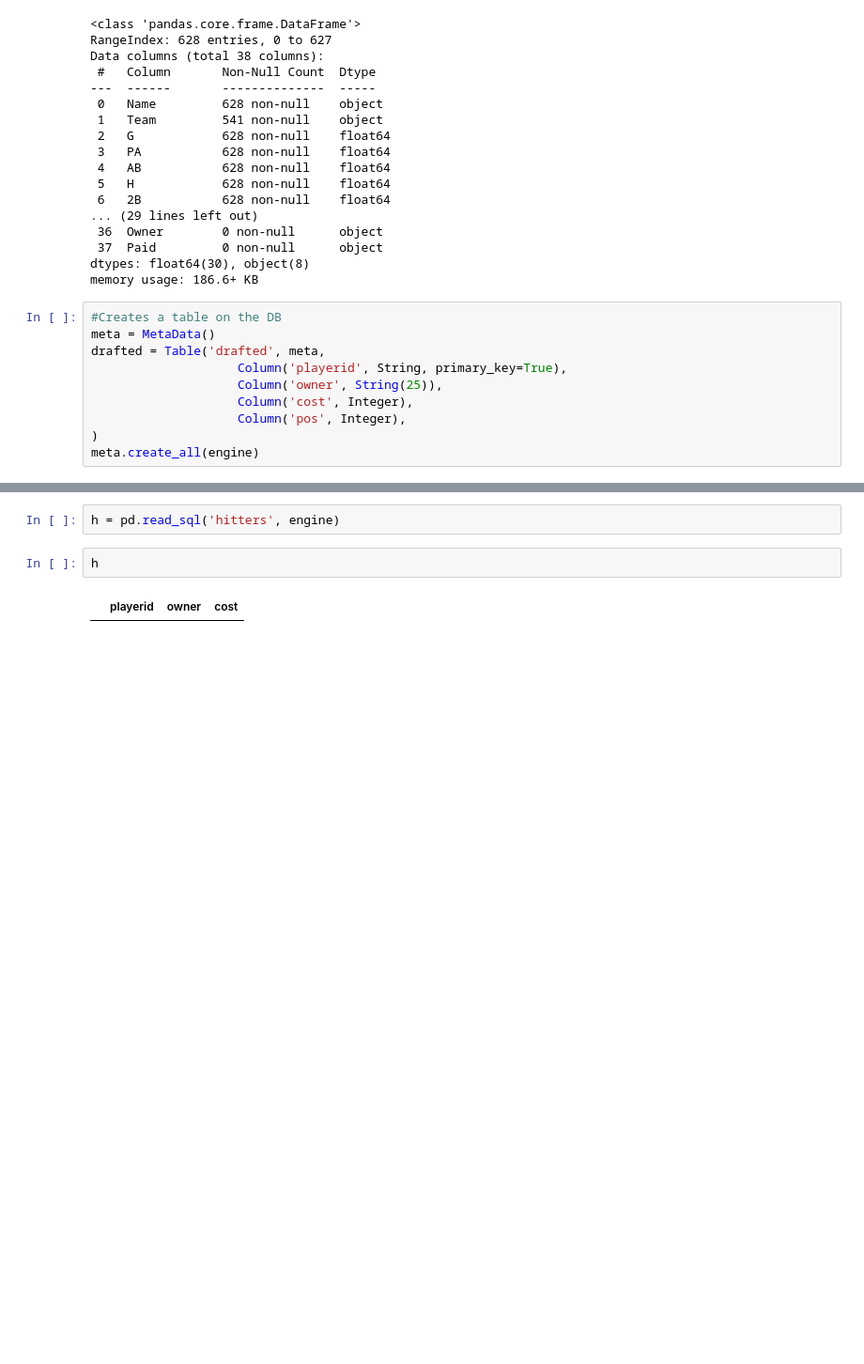
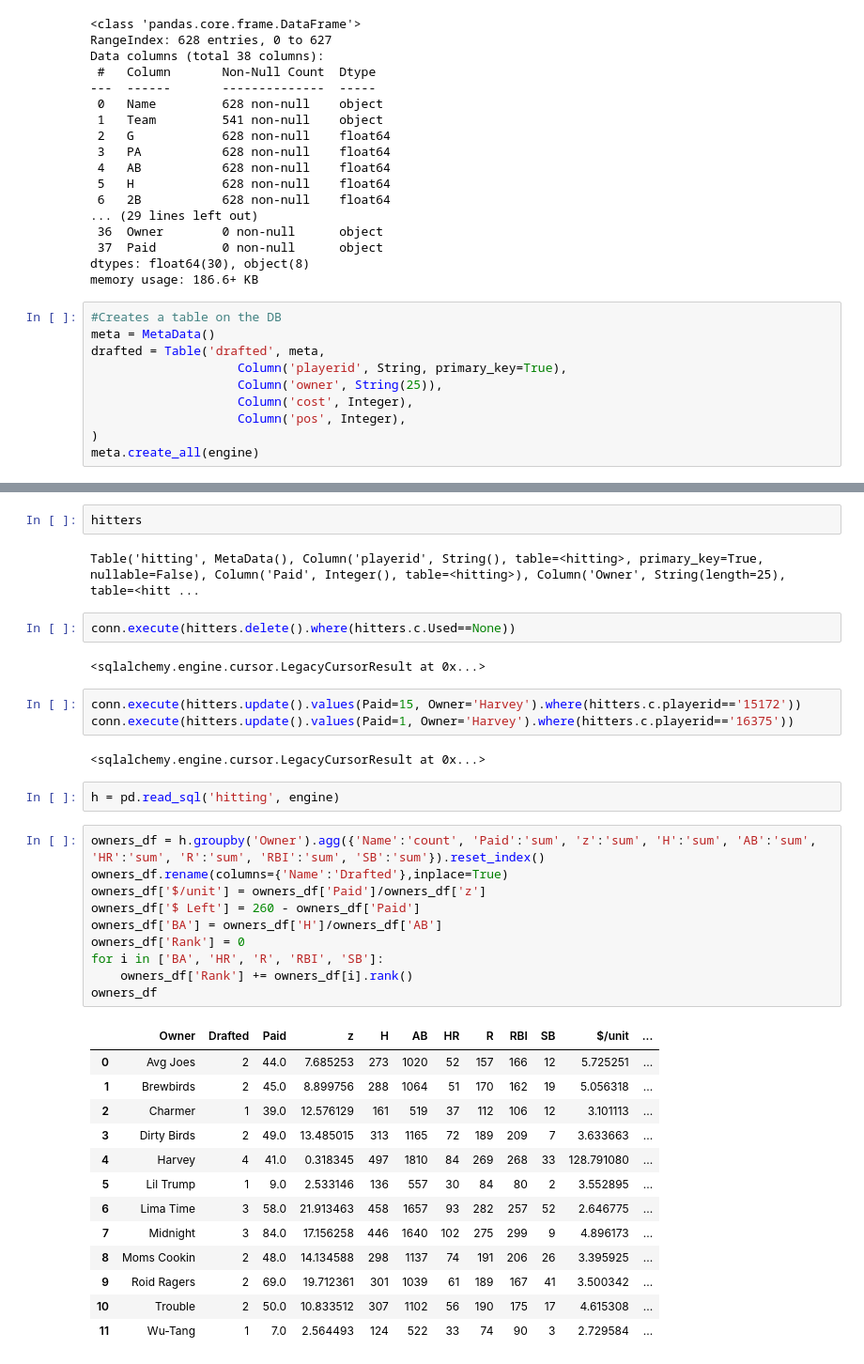
Before and after one commit to haueter19/baseball, a Jupyter notebook: Fantasy Work.ipynb, the cells around one changed output, grey strips where cells are left out. Shown at 94% size. Saved outputs shown, nothing was run; the diff lists cells and outputs as text; blank space fills up the shorter version.

```diff
--- a/Fantasy Work.ipynb
+++ b/Fantasy Work.ipynb
@@ -410,8 +413,41 @@ hitters = Table('hitters', meta,
 )
 meta.create_all(engine)
+# %%
+hitters
+# %% [output]
+Table('hitting', MetaData(), Column('playerid', String(), table=<hitting>, primary_key=True, nullable=False), Column('Paid', Integer(), table=<hitting>), Column('Owner', String(length=25), table=<hitt ...
+# %%
+conn.execute(hitters.delete().where(hitters.c.Used==None))
+# %% [output]
+<sqlalchemy.engine.cursor.LegacyCursorResult at 0x...>
+# %%
+conn.execute(hitters.update().values(Paid=15, Owner='Harvey').where(hitters.c.playerid=='15172'))
+conn.execute(hitters.update().values(Paid=1, Owner='Harvey').where(hitters.c.playerid=='16375'))
+# %% [output]
+<sqlalchemy.engine.cursor.LegacyCursorResult at 0x...>
 # %%
-h = pd.read_sql('hitters', engine)
+h = pd.read_sql('hitting', engine)
-# %%
-h
-# %% [output]
-|  | playerid | owner | cost |
+# %%
+owners_df = h.groupby('Owner').agg({'Name':'count', 'Paid':'sum', 'z':'sum', 'H':'sum', 'AB':'sum', 'HR':'sum', 'R':'sum', 'RBI':'sum', 'SB':'sum'}).reset_index()
+owners_df.rename(columns={'Name':'Drafted'},inplace=True)
+owners_df['$/unit'] = owners_df['Paid']/owners_df['z']
+owners_df['$ Left'] = 260 - owners_df['Paid']
+owners_df['BA'] = owners_df['H']/owners_df['AB']
+owners_df['Rank'] = 0
+for i in ['BA', 'HR', 'R', 'RBI', 'SB']:
+    owners_df['Rank'] += owners_df[i].rank()
+owners_df
+# %% [output]
+|  | Owner | Drafted | Paid | z | H | AB | HR | R | RBI | SB | $/unit | ... |
+| 0 | Avg Joes | 2 | 44.0 | 7.685253 | 273 | 1020 | 52 | 157 | 166 | 12 | 5.725251 | ... |
+| 1 | Brewbirds | 2 | 45.0 | 8.899756 | 288 | 1064 | 51 | 170 | 162 | 19 | 5.056318 | ... |
+| 2 | Charmer | 1 | 39.0 | 12.576129 | 161 | 519 | 37 | 112 | 106 | 12 | 3.101113 | ... |
+| 3 | Dirty Birds | 2 | 49.0 | 13.485015 | 313 | 1165 | 72 | 189 | 209 | 7 | 3.633663 | ... |
+| 4 | Harvey | 4 | 41.0 | 0.318345 | 497 | 1810 | 84 | 269 | 268 | 33 | 128.791080 | ... |
+| 5 | Lil Trump | 1 | 9.0 | 2.533146 | 136 | 557 | 30 | 84 | 80 | 2 | 3.552895 | ... |
+| 6 | Lima Time | 3 | 58.0 | 21.913463 | 458 | 1657 | 93 | 282 | 257 | 52 | 2.646775 | ... |
+| 7 | Midnight | 3 | 84.0 | 17.156258 | 446 | 1640 | 102 | 275 | 299 | 9 | 4.896173 | ... |
+| 8 | Moms Cookin | 2 | 48.0 | 14.134588 | 298 | 1137 | 74 | 191 | 206 | 26 | 3.395925 | ... |
+| 9 | Roid Ragers | 2 | 69.0 | 19.712361 | 301 | 1039 | 61 | 189 | 167 | 41 | 3.500342 | ... |
+| 10 | Trouble | 2 | 50.0 | 10.833512 | 307 | 1102 | 56 | 190 | 175 | 17 | 4.615308 | ... |
+| 11 | Wu-Tang | 1 | 7.0 | 2.564493 | 124 | 522 | 33 | 74 | 90 | 3 | 2.729584 | ... |
```
Also changed, not shown: parts of 21 cells of this notebook.
